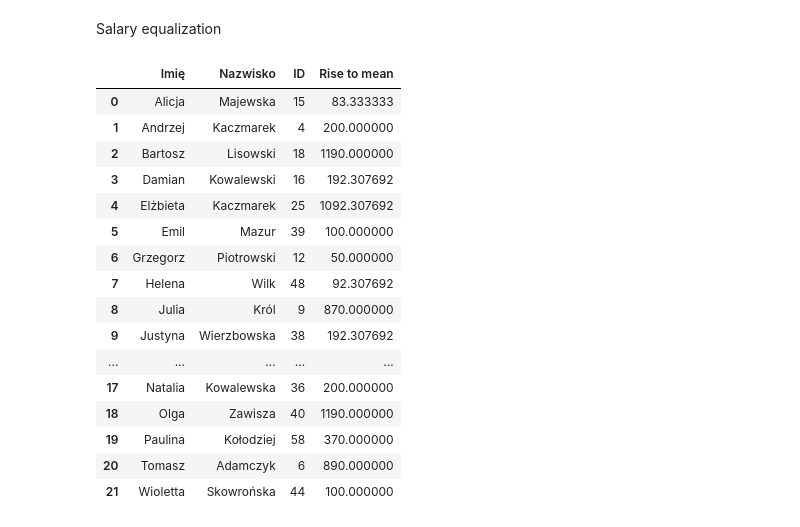
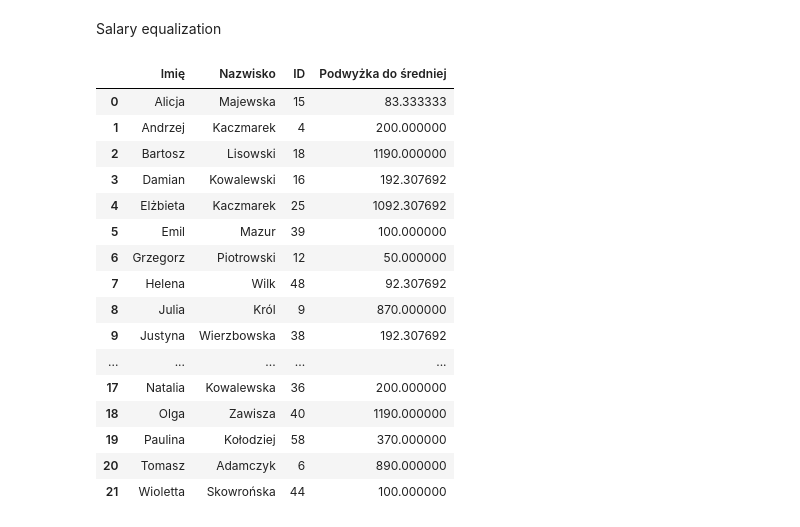
Before and after one commit to steczuu/EmployeesReport, a Jupyter notebook: AverageEarningsByDepartmentReport.ipynb, the cells around one changed output. Saved outputs shown, nothing was run; the diff lists cells and outputs as text; code cells hidden in the pictures.

```diff
--- a/AverageEarningsByDepartmentReport.ipynb
+++ b/AverageEarningsByDepartmentReport.ipynb
@@ -100,18 +100,18 @@ Salary equalization
 # %%
 employees_with_avg = pd.merge(employees, avg_earnings_by_department, on='Typ Stanowiska', suffixes=('', '_Średnia'))
 
 employees_with_avg['Zarobki'] = employees_with_avg['Zarobki'].astype(float)
 
 condition = employees_with_avg['Zarobki'] < employees_with_avg['Zarobki_Średnia']
 
-employees_with_avg['Rise to mean'] = 0.0
-employees_with_avg.loc[condition, 'Rise to mean'] = employees_with_avg.loc[condition, 'Zarobki_Średnia'] - employees_with_avg.loc[condition, 'Zarobki']
+employees_with_avg['Podwyżka do średniej'] = 0.0
+employees_with_avg.loc[condition, 'Podwyżka do średniej'] = employees_with_avg.loc[condition, 'Zarobki_Średnia'] - employees_with_avg.loc[condition, 'Zarobki']
 
-grouped_rise_to_mean = employees_with_avg[employees_with_avg['Rise to mean'] > 0].groupby(['Imię', 'Nazwisko', 'ID'])['Rise to mean'].sum().reset_index()
+grouped_rise_to_mean = employees_with_avg[employees_with_avg['Podwyżka do średniej'] > 0].groupby(['Imię', 'Nazwisko', 'ID'])['Podwyżka do średniej'].sum().reset_index()
 
 grouped_rise_to_mean
 # %% [output]
-|  | Imię | Nazwisko | ID | Rise to mean |
+|  | Imię | Nazwisko | ID | Podwyżka do średniej |
 | 0 | Alicja | Majewska | 15 | 83.333333 |
 | 1 | Andrzej | Kaczmarek | 4 | 200.000000 |
 | 2 | Bartosz | Lisowski | 18 | 1190.000000 |
```
